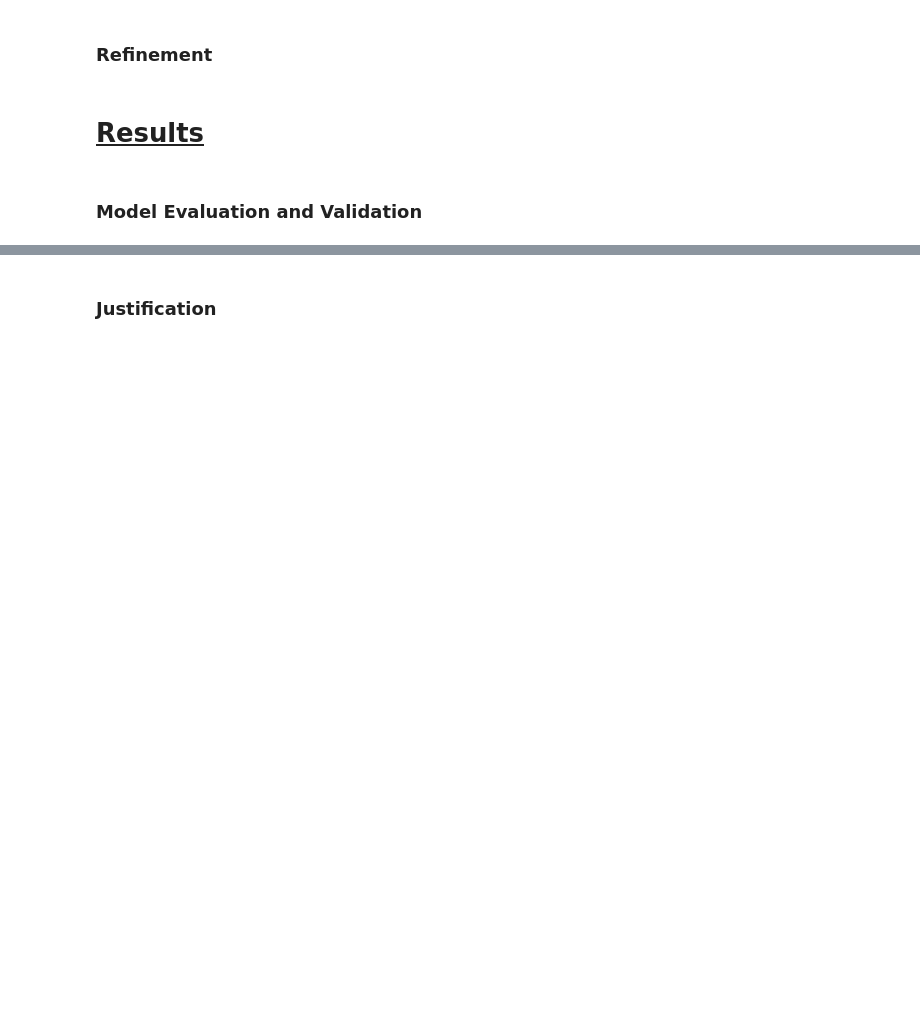
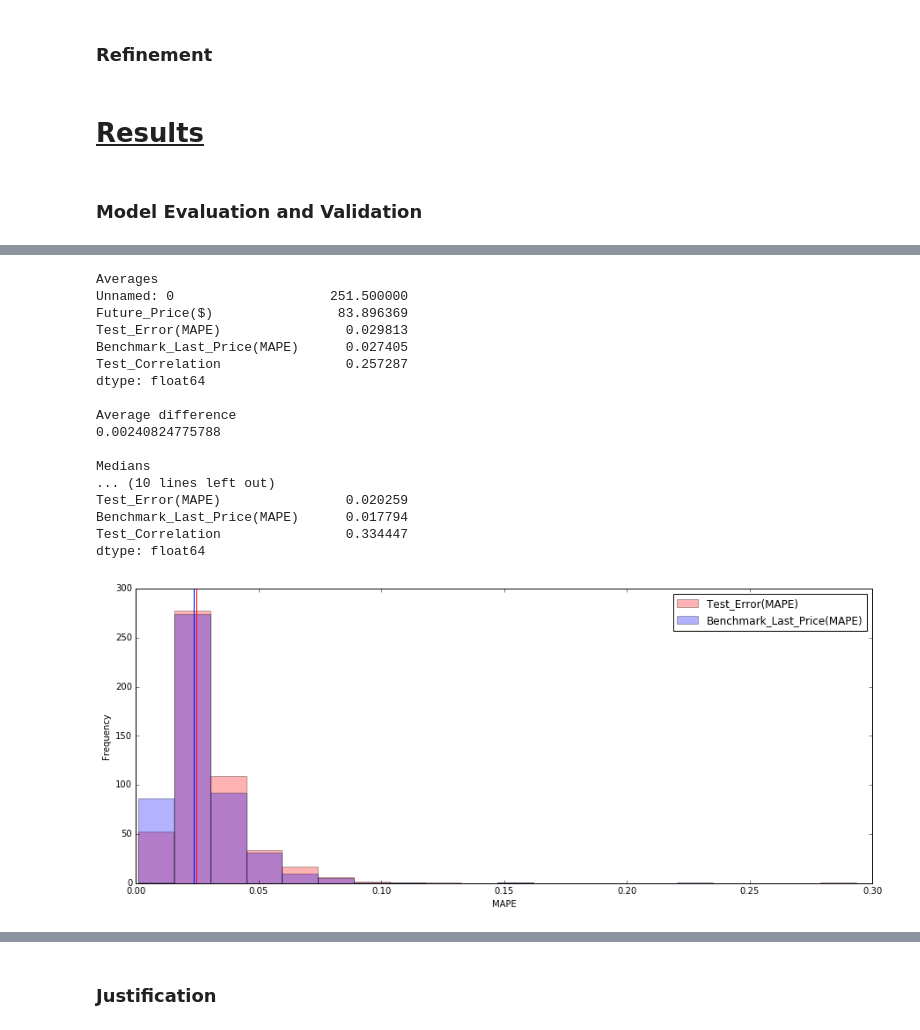
Before and after one commit to Seananigans/Finance, a Jupyter notebook: StockPredictor/FinalReport.ipynb, the cells around one changed output, grey strips where cells are left out. Saved outputs shown, nothing was run; the diff lists cells and outputs as text; code cells hidden in the pictures; blank space fills up the shorter version.

```diff
--- a/StockPredictor/FinalReport.ipynb
+++ b/StockPredictor/FinalReport.ipynb
@@ -223,3 +298,40 @@ dtype: float64
+# %%
+predicted_prices_results = pd.read_csv("price_results.csv", index_col="Date")
+print "Averages"
+print predicted_prices_results.mean(axis=0)
+print
+print "Average difference"
+print np.mean(predicted_prices_results[["Test_Error(MAPE)"]].values - predicted_prices_results[["Benchmark_Last_Price(MAPE)"]].values)
+print
+print "Medians"
+print predicted_prices_results.median(axis=0)
+print
+print "Standard Deviations"
+print predicted_prices_results.std(axis=0)
+predicted_prices_results[["Test_Error(MAPE)","Benchmark_Last_Price(MAPE)"]].plot.hist(color=["r","b"], bins=20, alpha=0.3,figsize=(15,6))
+plt.axvline(predicted_prices_results.median(axis=0)[["Test_Error(MAPE)"]].values, color="r")
+plt.axvline(predicted_prices_results.median(axis=0)[["Benchmark_Last_Price(MAPE)"]].values, color="b")
+plt.xlabel("MAPE")
+plt.show()
+# %% [output]
+Averages
+Unnamed: 0                    251.500000
+Future_Price($)                83.896369
+Test_Error(MAPE)                0.029813
+Benchmark_Last_Price(MAPE)      0.027405
+Test_Correlation                0.257287
+dtype: float64
+
+Average difference
+0.00240824775788
+
+Medians
+... (10 lines left out)
+Test_Error(MAPE)                0.020259
+Benchmark_Last_Price(MAPE)      0.017794
+Test_Correlation                0.334447
+dtype: float64
+[figure, added]
 # %%
 bench_list, error_list = [], []
 bench_std_list, error_std_list = [], []
```
Also changed, not shown: parts of 23 cells of this notebook.
